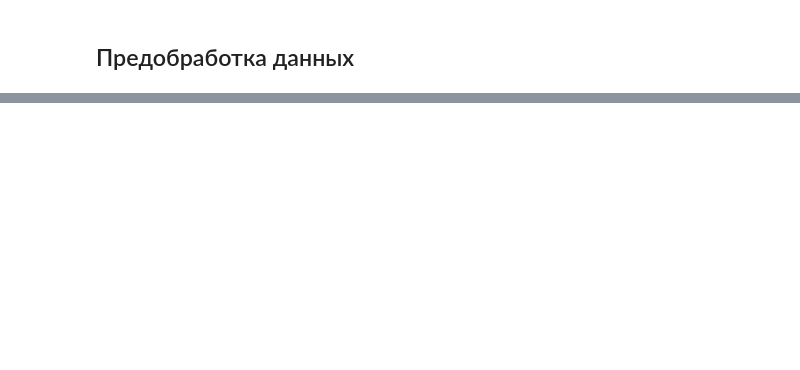
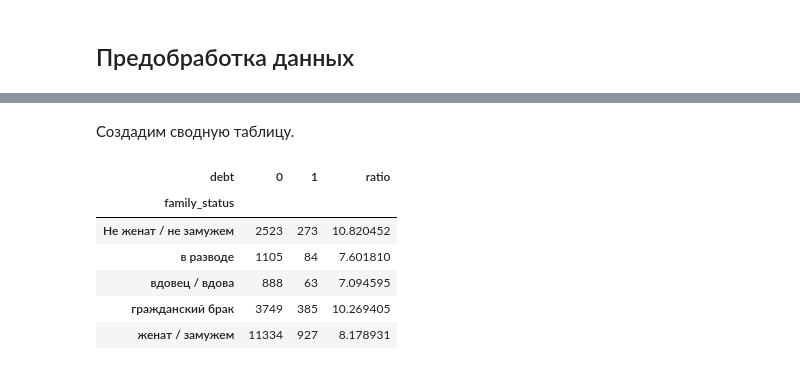
Before and after one commit to gss0311/Yandex_practicum, a Jupyter notebook: Проект_Исследование_надежности_заемщиков.ipynb, the cells around one changed output, grey strips where cells are left out. Drawn from its saved outputs; the diff is of its cells as text; code cells hidden in the pictures; blank space fills up the shorter version.

```diff
--- a/Проект_Исследование_надежности_заемщиков.ipynb
+++ b/Проект_Исследование_надежности_заемщиков.ipynb
@@ -176,0 +191,17 @@ data.rename(columns = {'total_area':'total_area_m2', 'rooms':'number_of_rooms',\
+# %%
+def categorize_income(income):
+    try:
+        if 0 <= income <= 30000:
+            return 'E'
+        elif 30001 <= income <= 50000:
+            return 'D'
+        elif 50001 <= income <= 200000:
+            return 'C'
+        elif 200001 <= income <= 1000000:
+            return 'B'
+        elif income >= 1000001:
+            return 'A'
+    except:
+        pass
+# %%
+data['total_income_category'] = data['total_income'].apply(categorize_income)
@@ -176,0 +335,15 @@ data.rename(columns = {'total_area':'total_area_m2', 'rooms':'number_of_rooms',\
+# %% [markdown]
+Создадим сводную таблицу.
+# %%
+family_status_pivot = data.pivot_table(index=['family_status'],
+columns=['debt'], values='total_income', aggfunc='count')
+family_status_pivot['ratio'] = family_status_pivot[1] / family_status_pivot[0] * 100
+family_status_pivot
+# %% [output]
+| debt | 0 | 1 | ratio |
+| family_status |  |  |  |
+| Не женат / не замужем | 2523 | 273 | 10.820452 |
+| в разводе | 1105 | 84 | 7.601810 |
+| вдовец / вдова | 888 | 63 | 7.094595 |
+| гражданский брак | 3749 | 385 | 10.269405 |
+| женат / замужем | 11334 | 927 | 8.178931 |
```
Also changed, not shown: parts of 444 cells of this notebook.
